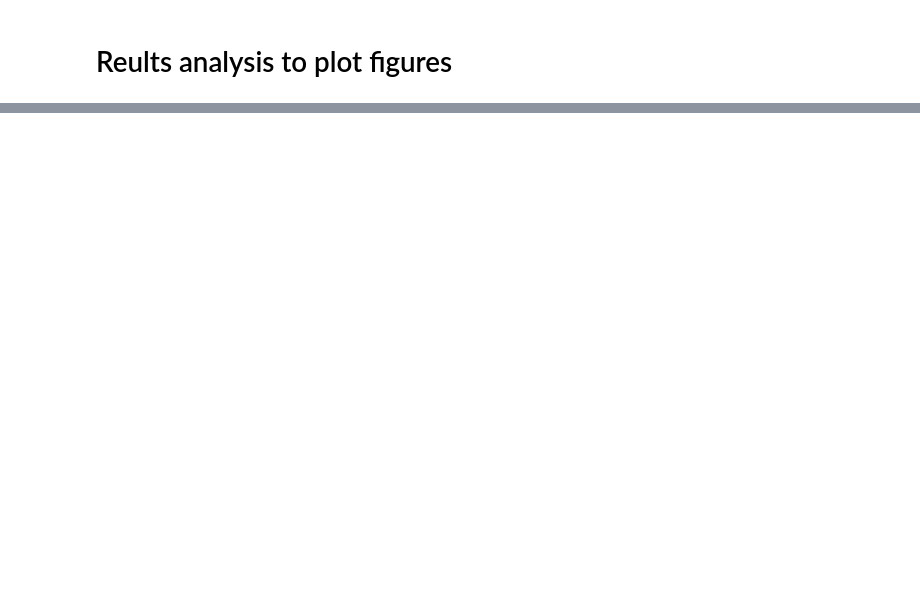
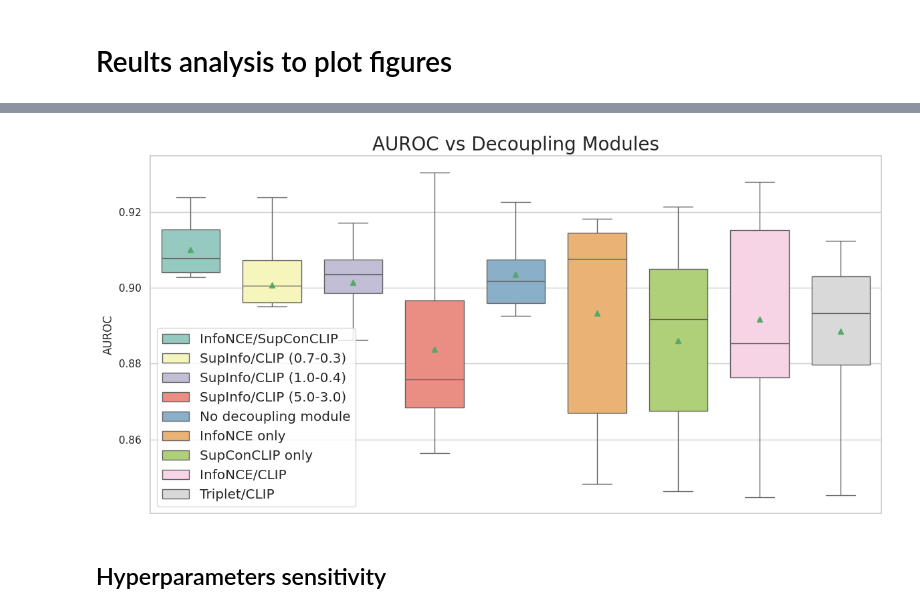
Before and after one commit to Jeremstym/didacticJerem, a Jupyter notebook: results_processing.ipynb, the cells around one changed output, grey strips where cells are left out. Drawn from its saved outputs; the diff is of its cells as text; code cells hidden in the pictures; blank space fills up the shorter version.

```diff
--- a/results_processing.ipynb
+++ b/results_processing.ipynb
@@ -37,0 +84,17 @@ plot_results(df_results, "TEST-CONSISTENCY")
+# %%
+df_2_results = load_results("TEST-CONSISTENCY", "InfoNCE/SupConCLIP", "A")
+df_2_results = pd.concat([df_2_results,load_results("TEST-Decoupling-FT-2UniFTs-interleaved-SupInfo-CLIP-invert-margin7-3", "SupInfo/CLIP (0.7-0.3)", "B")])
+df_2_results = pd.concat([df_2_results,load_results("TEST-Decoupling-FT-2UniFTs-interleaved-SupInfo-CLIP-invert-margin10-4", "SupInfo/CLIP (1.0-0.4)", "C")])
+df_2_results = pd.concat([df_2_results,load_results("TEST-Decoupling-FT-2UniFTs-interleaved-SupInfo2-CLIP-invert-margin50-30", "SupInfo/CLIP (5.0-3.0)", "H")])
+df_2_results = pd.concat([df_2_results,load_results("TEST-FT-2UniFTs-Interleaved", "No decoupling module", "AB")])
+df_2_results = pd.concat([df_2_results,load_results("TEST-Decoupling-FT-2UniFTs-interleaved-NTXonly", "InfoNCE only", "E")])
+df_2_results = pd.concat([df_2_results,load_results("TEST-Decoupling-FT-2UniFTs-interleaved-SupCLIPonly", "SupConCLIP only", "F")])
+df_2_results = pd.concat([df_2_results,load_results("TEST-Decoupling-FT-2UniFTs-interleavec-NTX-CLIP", "InfoNCE/CLIP", "D")])
+df_2_results = pd.concat([df_2_results,load_results("TEST-Decoupling-FT-2UniFTs-interleaved-TripletSoftPlus-CLIP", "Triplet/CLIP", "G")])
+# df_2_results = pd.concat([df_2_results,load_results("TEST-Decoupling-FT-2UniFTs-interleaved-SupInfo-CLIP-invert-margin100-300", "SupInfo10-30/CLIP")])
+# %%
+plot_results(df_2_results, "AUROC vs Decoupling Modules", hue="model_name", diplay_mean_value=False)
+# %% [output]
+[figure, added]
+# %% [markdown]
+## Hyperparameters sensitivity
```
Also changed, not shown: parts of 8 cells of this notebook.
